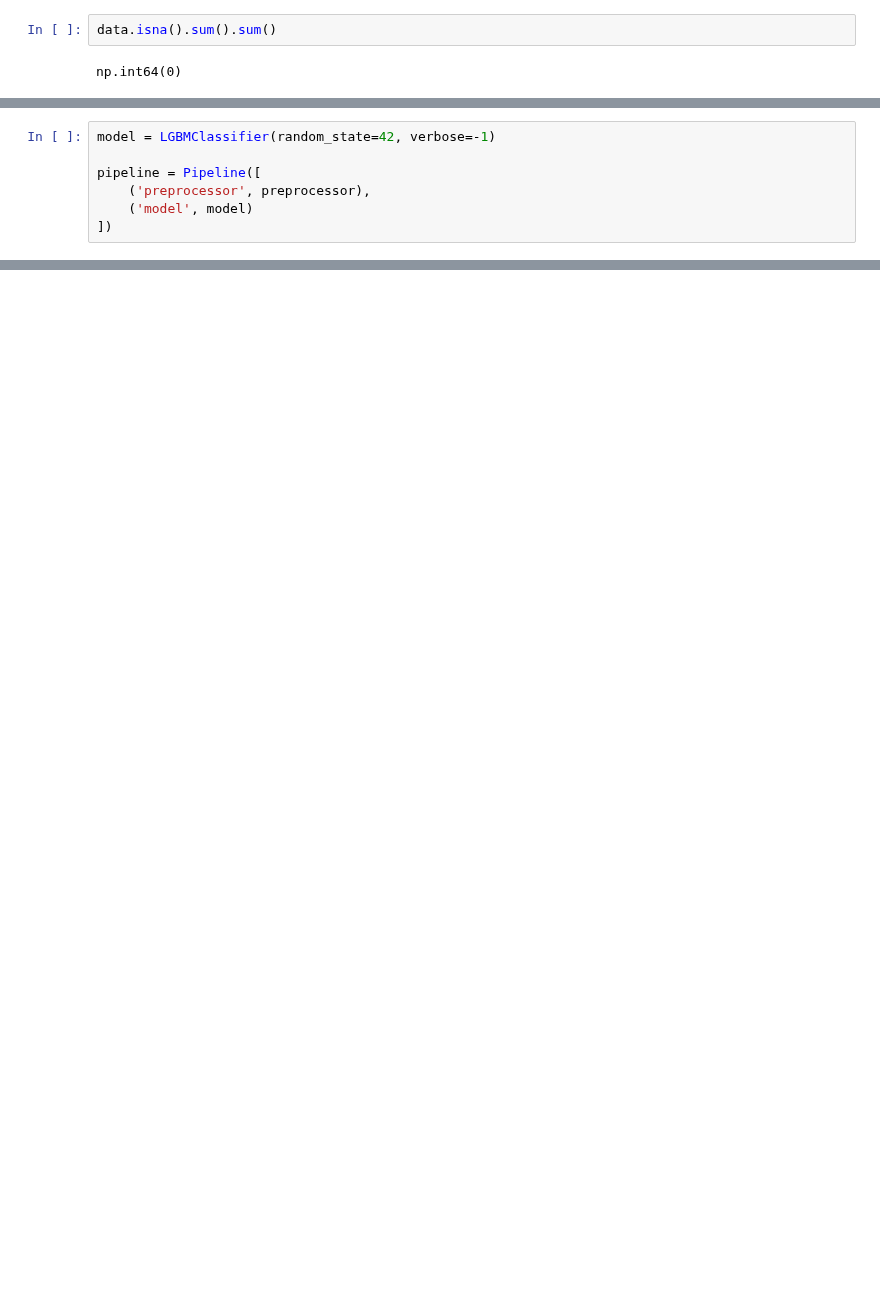
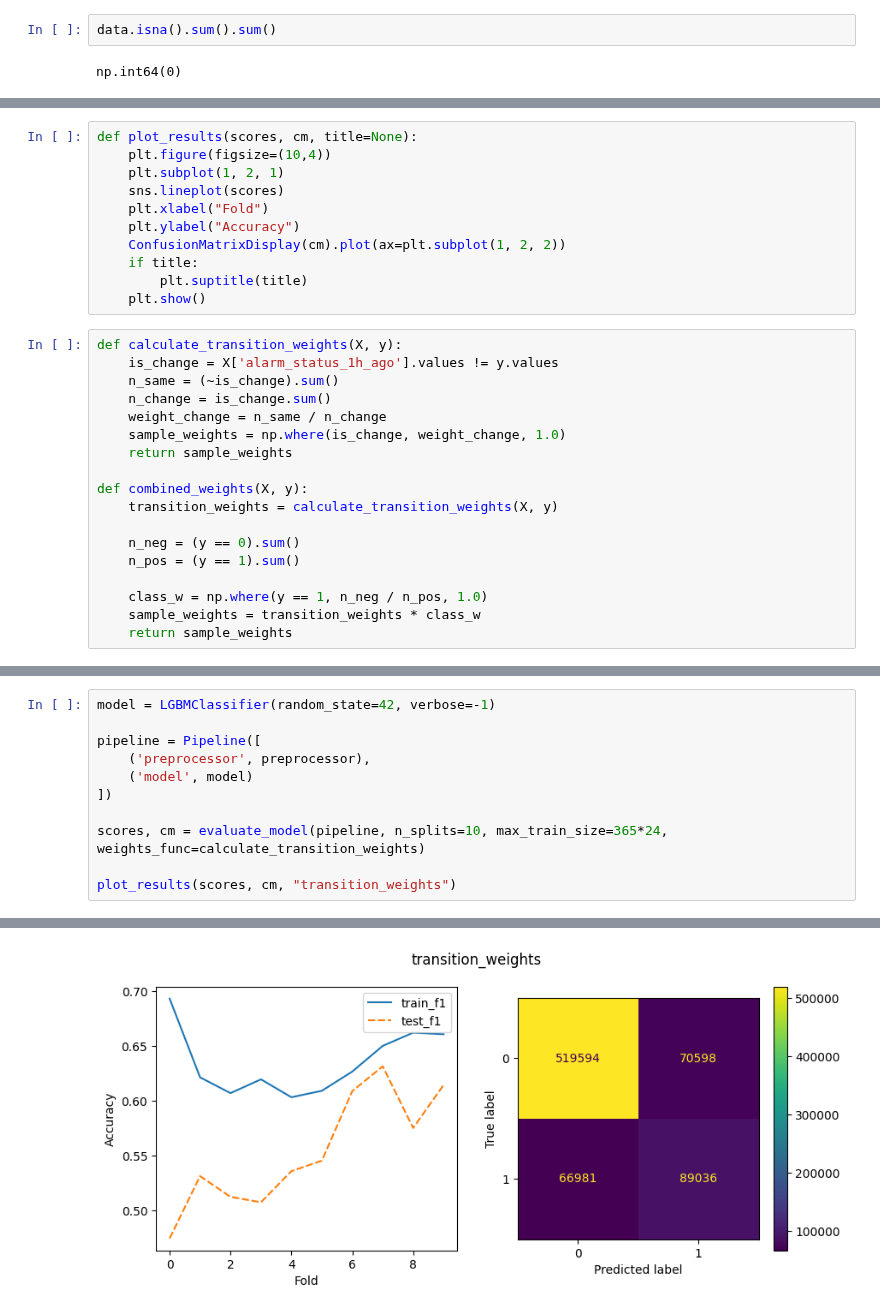
Before and after one commit to GeoChernykh/AlarmForecast, a Jupyter notebook: machine learning/ml_LGBM.ipynb, the cells around one changed output, grey strips where cells are left out. Cells and saved outputs as stored; diff of their text form; blank space fills up the shorter version.

```diff
--- a/machine learning/ml_LGBM.ipynb
+++ b/machine learning/ml_LGBM.ipynb
@@ -134,3 +140,32 @@ def evaluate_model(pipeline, X=X, y=y, n_splits: int = 5, gap: int = 24, max_tra
     }
     overall_cm = confusion_matrix(all_y_true, all_y_pred)
     return scores, overall_cm
+# %%
+def plot_results(scores, cm, title=None):
+    plt.figure(figsize=(10,4))
+    plt.subplot(1, 2, 1)
+    sns.lineplot(scores)
+    plt.xlabel("Fold")
+    plt.ylabel("Accuracy")
+    ConfusionMatrixDisplay(cm).plot(ax=plt.subplot(1, 2, 2))
+    if title:
+        plt.suptitle(title)
+    plt.show()
+# %%
+def calculate_transition_weights(X, y):
+    is_change = X['alarm_status_1h_ago'].values != y.values
+    n_same = (~is_change).sum()
+    n_change = is_change.sum()
+    weight_change = n_same / n_change
+    sample_weights = np.where(is_change, weight_change, 1.0)
+    return sample_weights
+
+def combined_weights(X, y):
+    transition_weights = calculate_transition_weights(X, y)
+
+    n_neg = (y == 0).sum()
+    n_pos = (y == 1).sum()
+
+    class_w = np.where(y == 1, n_neg / n_pos, 1.0)
+    sample_weights = transition_weights * class_w
+    return sample_weights
@@ -141,3 +195,8 @@ pipeline = Pipeline([
     ('preprocessor', preprocessor),
     ('model', model)
 ])
+
+scores, cm = evaluate_model(pipeline, n_splits=10, max_train_size=365*24, weights_func=calculate_transition_weights)
+
+plot_results(scores, cm, "transition_weights")
+# %% [output]
@@ -143,0 +207 @@ pipeline = Pipeline([
+[figure, added]
```
Also changed, not shown: parts of 62 cells of this notebook, 10 other files.
